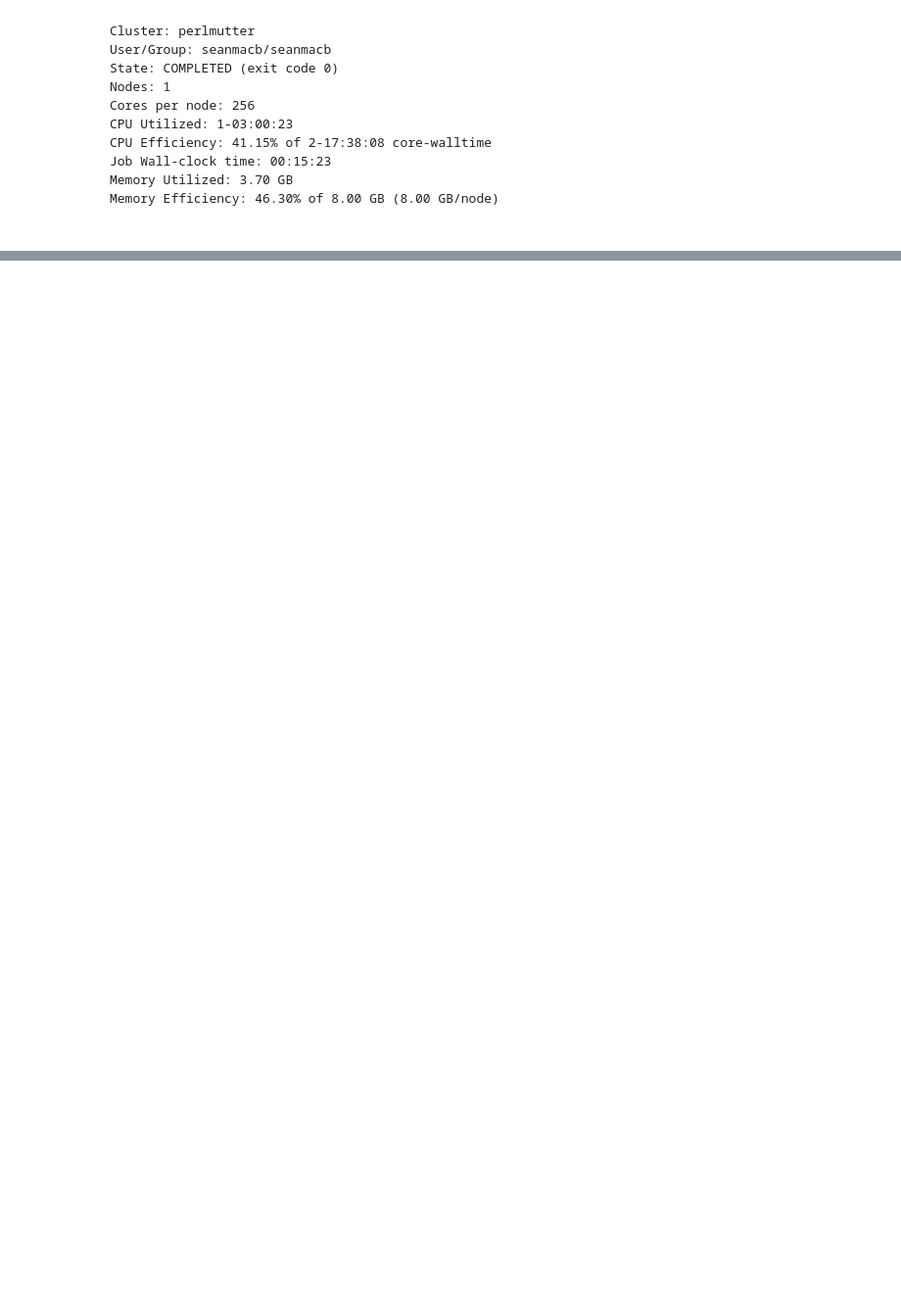
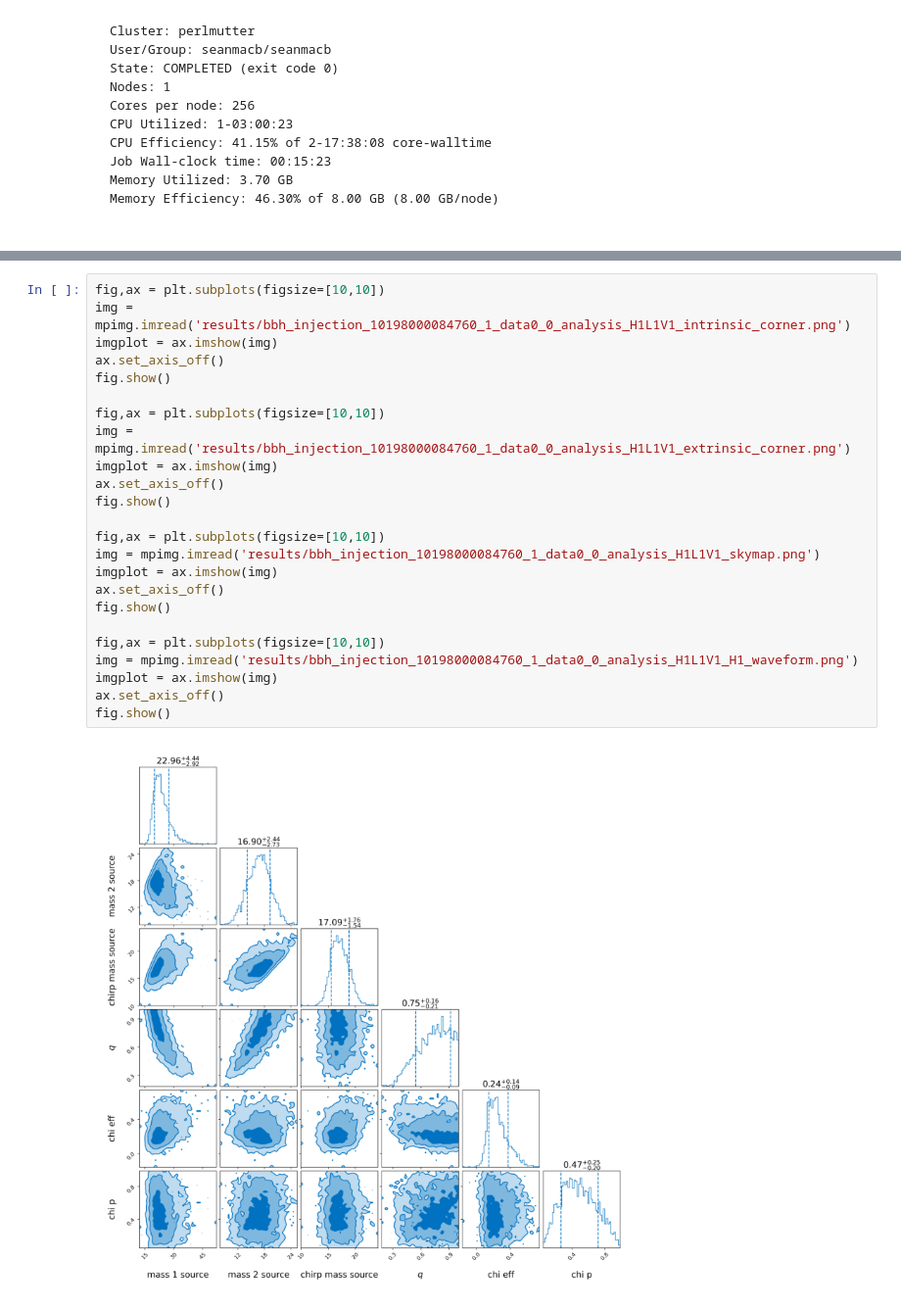
Before and after one commit to LSSTDESC/gwStreetlights, a Jupyter notebook: initialValidation/benchmarking.ipynb, the cells around one changed output, grey strips where cells are left out. Shown: that part at 98% size. Cells and saved outputs as stored; diff of their text form; blank space fills up the shorter version.

Commit message:
Plots in benchmarking notebook

```diff
--- a/initialValidation/benchmarking.ipynb
+++ b/initialValidation/benchmarking.ipynb
@@ -125,0 +126,26 @@ Memory Efficiency: 46.30% of 8.00 GB (8.00 GB/node)
+# %%
+fig,ax = plt.subplots(figsize=[10,10])
+img = mpimg.imread('results/bbh_injection_10198000084760_1_data0_0_analysis_H1L1V1_intrinsic_corner.png')
+imgplot = ax.imshow(img)
+ax.set_axis_off()
+fig.show()
+
+fig,ax = plt.subplots(figsize=[10,10])
+img = mpimg.imread('results/bbh_injection_10198000084760_1_data0_0_analysis_H1L1V1_extrinsic_corner.png')
+imgplot = ax.imshow(img)
+ax.set_axis_off()
+fig.show()
+
+fig,ax = plt.subplots(figsize=[10,10])
+img = mpimg.imread('results/bbh_injection_10198000084760_1_data0_0_analysis_H1L1V1_skymap.png')
+imgplot = ax.imshow(img)
+ax.set_axis_off()
+fig.show()
+
+fig,ax = plt.subplots(figsize=[10,10])
+img = mpimg.imread('results/bbh_injection_10198000084760_1_data0_0_analysis_H1L1V1_H1_waveform.png')
+imgplot = ax.imshow(img)
+ax.set_axis_off()
+fig.show()
+# %% [output]
+[figure, added]
```
Also changed, not shown: parts of 13 cells of this notebook.
